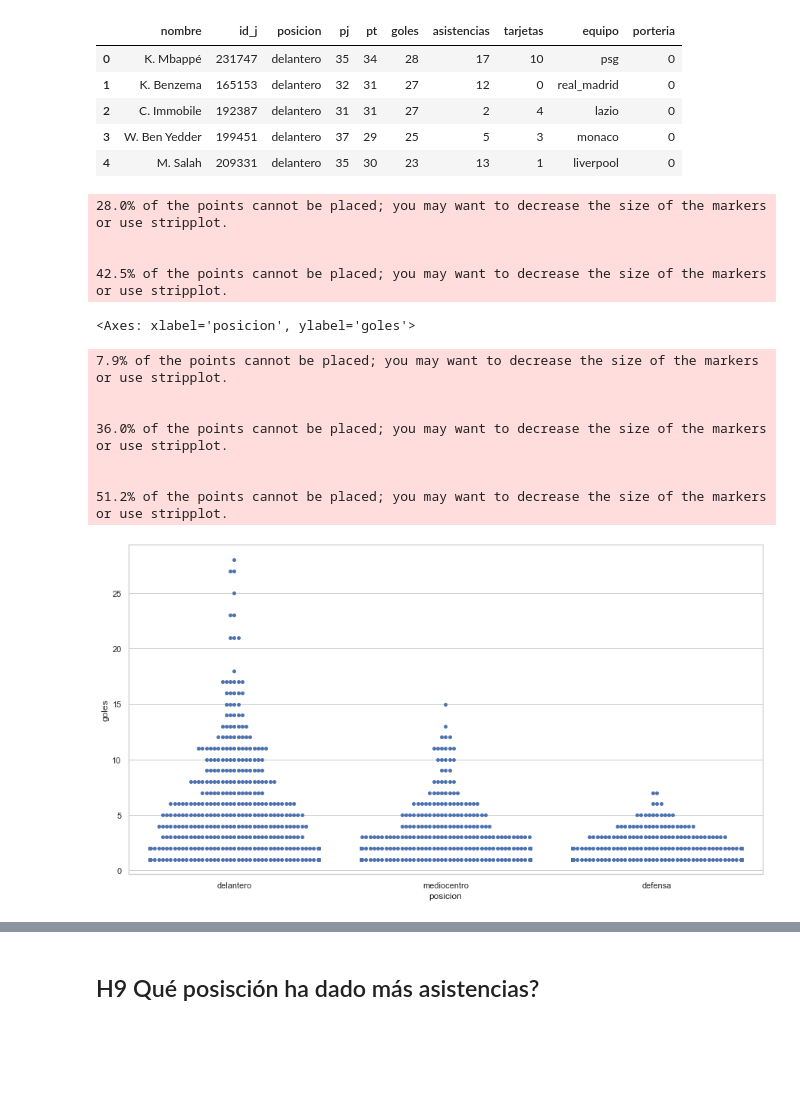
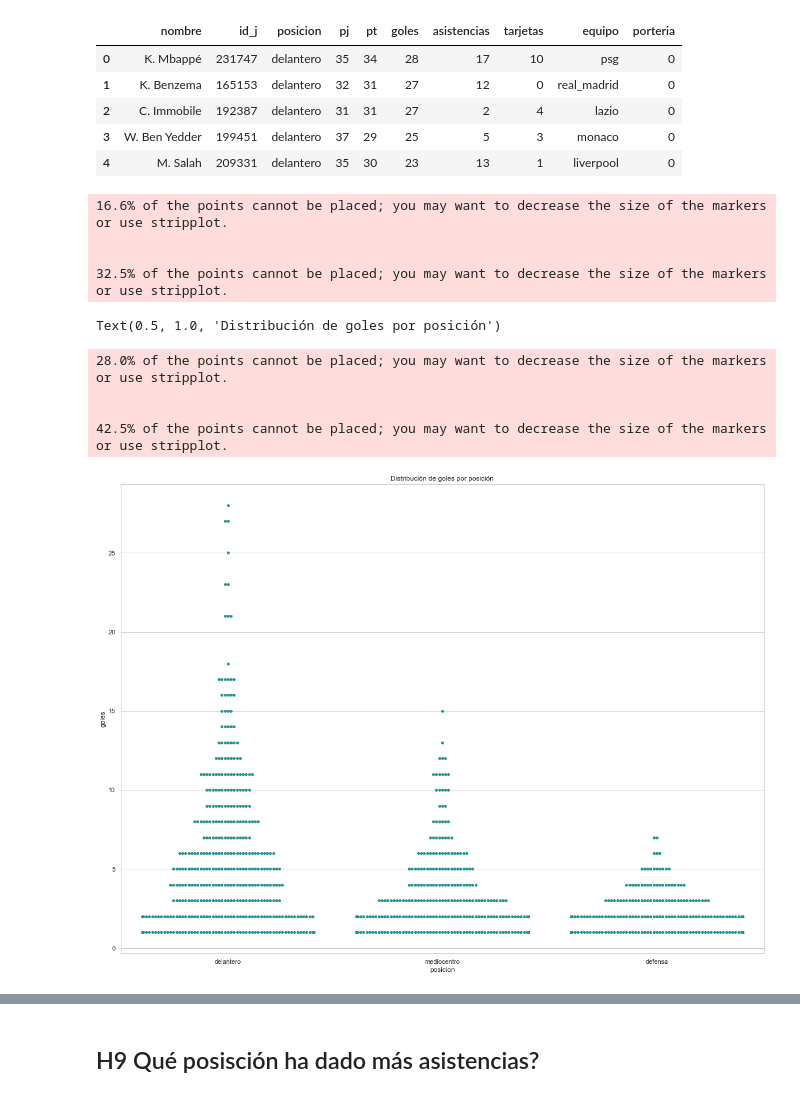
Before and after one commit to 2012FranMartinez/FifaStats-RealGoals, a Jupyter notebook: EDA_fifa_22.ipynb, the cells around one changed output, grey strips where cells are left out. Drawn from its saved outputs; the diff is of its cells as text; code cells hidden in the pictures; blank space fills up the shorter version.

```diff
--- a/EDA_fifa_22.ipynb
+++ b/EDA_fifa_22.ipynb
@@ -623,19 +670,18 @@ h8.head()
 | 3 | W. Ben Yedder | 199451 | delantero | 37 | 29 | 25 | 5 | 3 | monaco | 0 |
 | 4 | M. Salah | 209331 | delantero | 35 | 30 | 23 | 13 | 1 | liverpool | 0 |
 # %%
-sns.swarmplot(x="posicion", y="goles", data=h8)
+fig = plt.figure(figsize=(20,15))
+sns.swarmplot(x="posicion", y="goles" ,data=h8, color="#21918C")
+plt.title("Distribución de goles por posición")
 # %% [output]
-28.0% of the points cannot be placed; you may want to decrease the size of the markers or use stripplot.
+16.6% of the points cannot be placed; you may want to decrease the size of the markers or use stripplot.
 
 
-42.5% of the points cannot be placed; you may want to decrease the size of the markers or use stripplot.
+32.5% of the points cannot be placed; you may want to decrease the size of the markers or use stripplot.
-<Axes: xlabel='posicion', ylabel='goles'>
+Text(0.5, 1.0, 'Distribución de goles por posición')
-7.9% of the points cannot be placed; you may want to decrease the size of the markers or use stripplot.
+28.0% of the points cannot be placed; you may want to decrease the size of the markers or use stripplot.
 
 
-36.0% of the points cannot be placed; you may want to decrease the size of the markers or use stripplot.
-
-
-51.2% of the points cannot be placed; you may want to decrease the size of the markers or use stripplot.
+42.5% of the points cannot be placed; you may want to decrease the size of the markers or use stripplot.
-[figure, old version]
+[figure, new version]
 # %%
```
Also changed, not shown: parts of 33 cells of this notebook, 16 other files.
